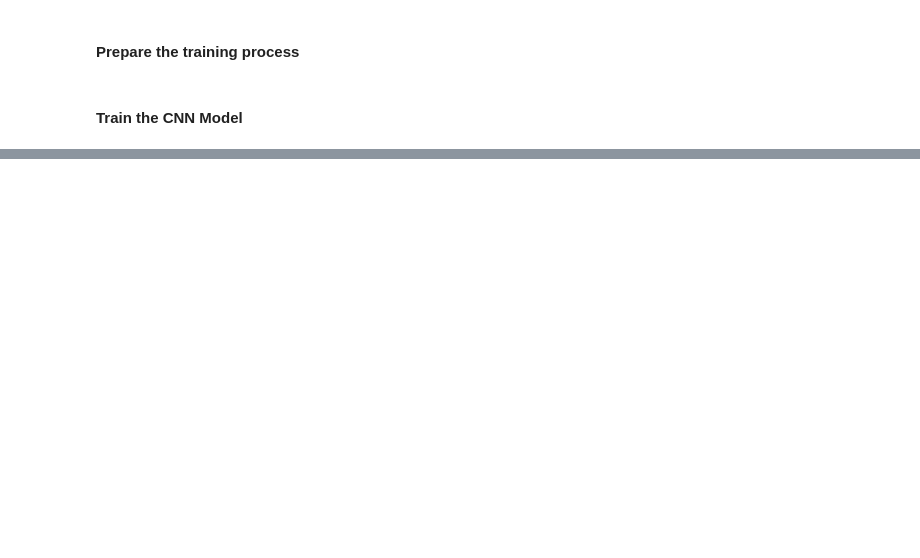
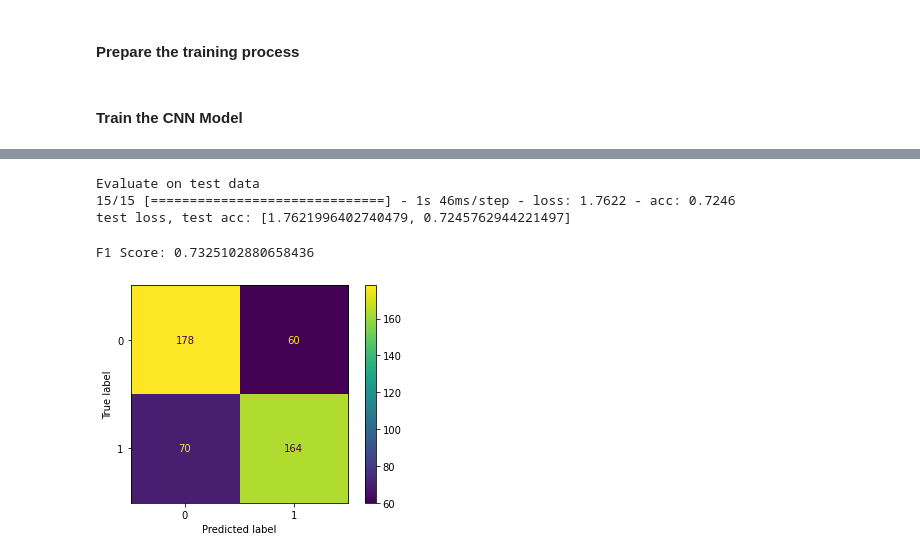
Before and after one commit to dmegkos/MSc-Dissertation-DS-2022, a Jupyter notebook: Thesis_Project.ipynb, the cells around one changed output, grey strips where cells are left out. Cells and saved outputs as stored; diff of their text form; code cells hidden in the pictures; blank space fills up the shorter version.

```diff
--- a/Thesis_Project.ipynb
+++ b/Thesis_Project.ipynb
@@ -518,0 +633,28 @@ history = model.fit(x_train_cnn,
+# %%
+# Evaluate the model on the test data using `evaluate`
+print("Evaluate on test data")
+results = model.evaluate(x_test_cnn, y_test_cnn)
+print("test loss, test acc:", results)
+pred = model.predict(x_test_cnn)
+# %% [output]
+Evaluate on test data
+15/15 [==============================] - 1s 46ms/step - loss: 1.7622 - acc: 0.7246
+test loss, test acc: [1.7621996402740479, 0.7245762944221497]
+# %%
+# Convert pred to boolean
+y_pred_bool = np.argmax(pred, axis=1)
+
+# Convert categorical label to numeric
+y_test_cnn = cleanPosts_ts.label.replace(['hate','noHate'],[0,1])
+
+# Get F1 Score and Confusion Matrix
+# Print the F1 Score
+print('F1 Score: '+str(f1_score(y_test_cnn, y_pred_bool, pos_label=0)))
+# Create confusion matrix
+cm = confusion_matrix(y_test_cnn, y_pred_bool)
+disp = ConfusionMatrixDisplay(confusion_matrix=cm)
+disp.plot()
+plt.show()
+# %% [output]
+F1 Score: 0.7325102880658436
+[figure, added]
```
Also changed, not shown: parts of 23 cells of this notebook, 3 other files.
